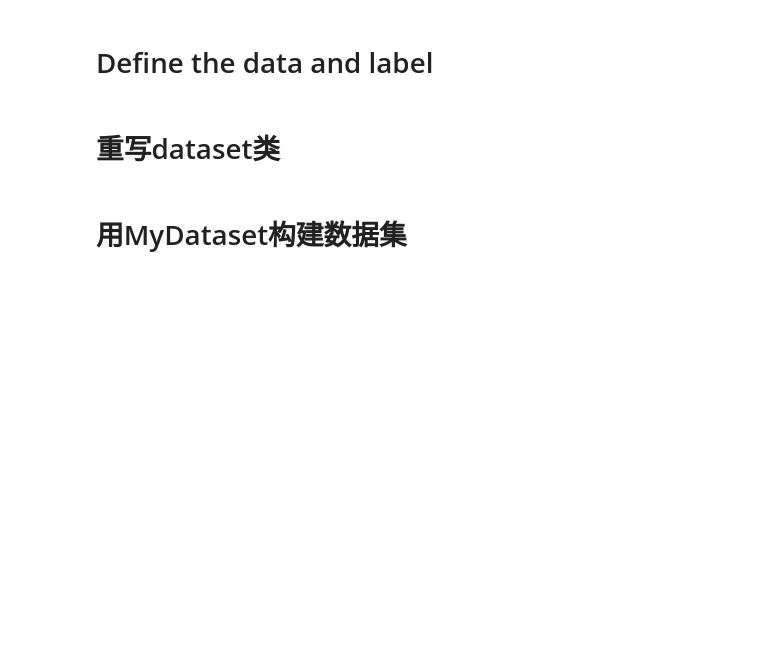
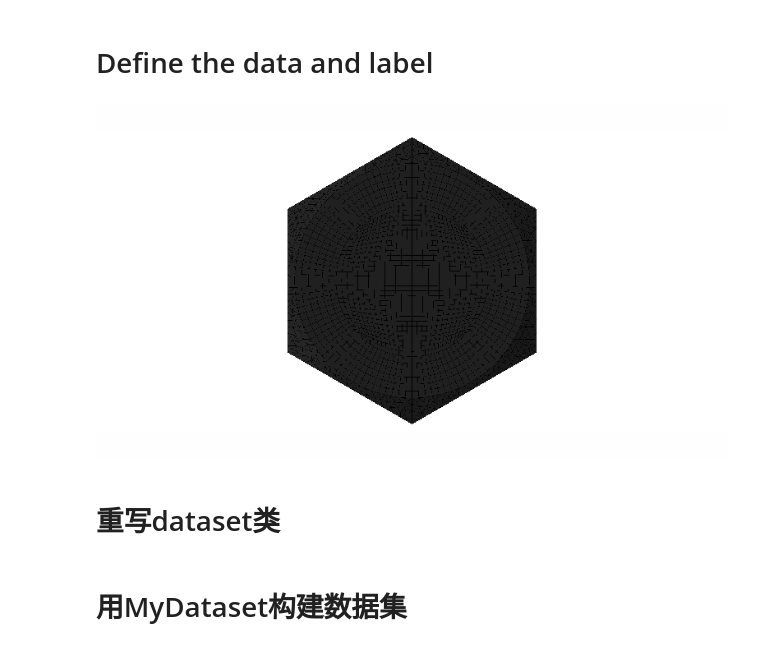
Before and after one commit to ChenYu-K/Data-Processing, a Jupyter notebook: Neural Network/bolt.ipynb, the cells around one changed output. Saved outputs shown, nothing was run; the diff lists cells and outputs as text; code cells hidden in the pictures; blank space fills up the shorter version.

```diff
--- a/Neural Network/bolt.ipynb
+++ b/Neural Network/bolt.ipynb
@@ -20,28 +24,33 @@ def getlabel(dir):
         if os.path.splitext(name)[1] == '.png':
             fname=os.path.splitext(name)[0]
             labels.append(fname)
-    return labels
+    labels = list(map(int, labels))
+    return torch.tensor(labels)
 
-def generate_dataset(dir, set_label):
+def generate_dataset(dir):
     """
     set_label should be 'torch.tensor([1])' if two-catogory and positive sample
     """
     train_data = []
-    labels = []
     for file_name in os.listdir(dir):
         img_dir = os.path.join(dir, file_name)
         img = cv.imread(img_dir)
-        #img = cv.resize(img, (120, 120))            # resize img
+        img = cv.resize(img, (769, 432))   # /5 resize img
         #img_gray = cv.cvtColor(img,cv.COLOR_RGB2GRAY)
         pimg = Image.fromarray(img)
         train_data.append(pimg)
-        labels.append(set_label)
-    return train_data, labels
+    return train_data
 # %%
-traindir='./test/'
-validdir = './train/'
-train_data, train_label = generate_dataset(traindir,getlabel(traindir))
-valid_data, valid_label = generate_dataset(validdir,getlabel(validdir))
+traindir= './train/'
+validdir = './test/'
+train_data = generate_dataset(traindir)
+train_label=getlabel(traindir)
+valid_data = generate_dataset(validdir)
+valid_label = getlabel(validdir)
+# %%
+train_data[1]
+# %% [output]
+[figure, added]
 # %% [markdown]
 # 重写dataset类
 # %%
```
Also changed, not shown: parts of 9 cells of this notebook.
